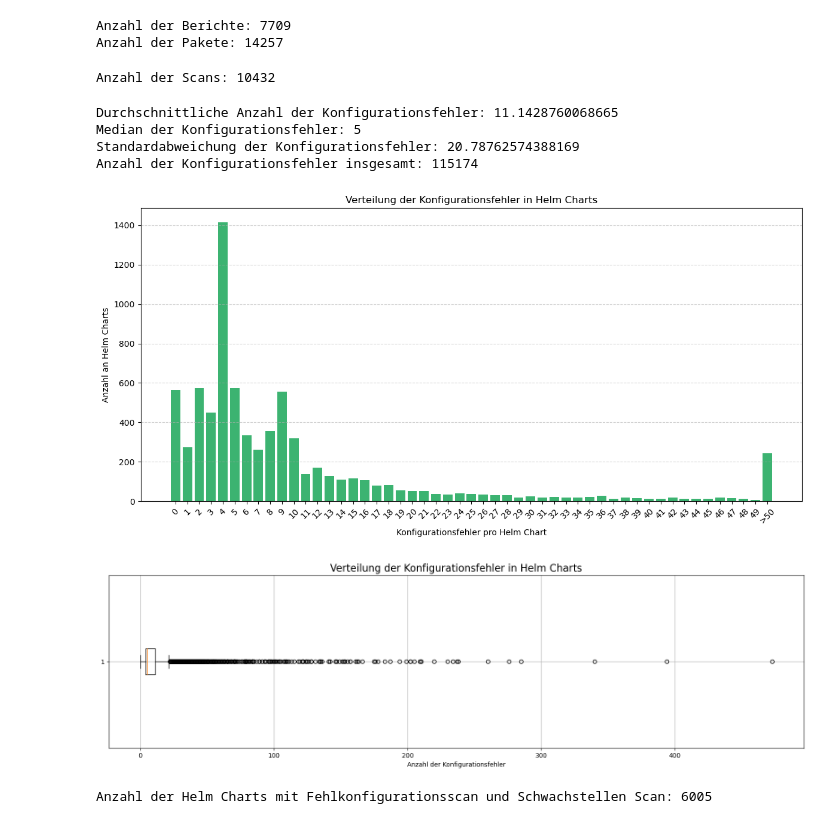
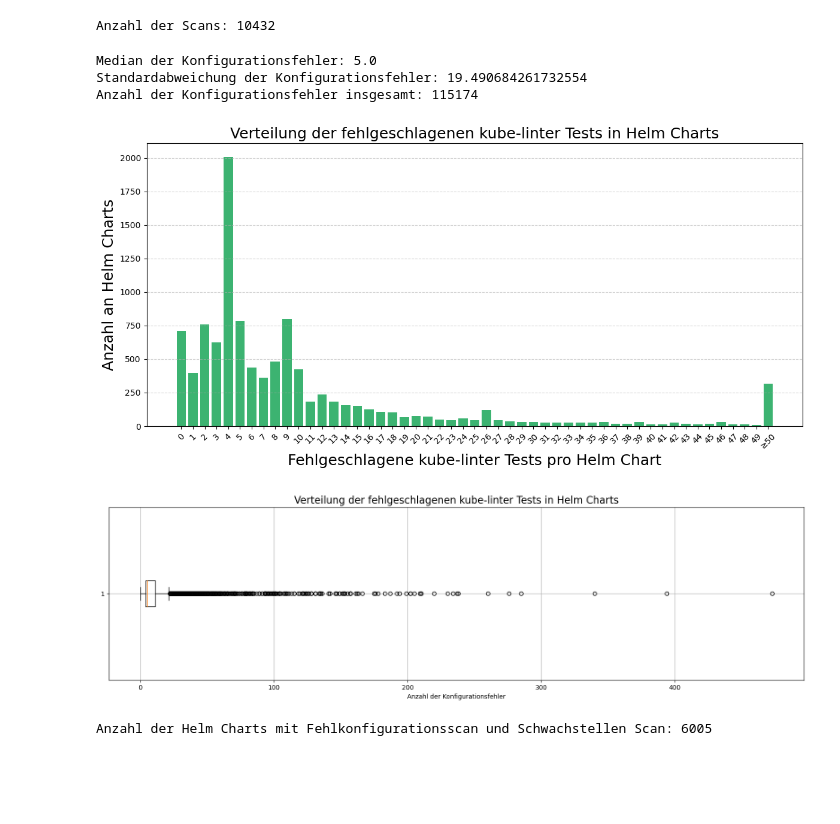
Before and after one commit to david-jnz/bachelor-security-helm-charts, a Jupyter notebook: data_analysis/03.ipynb, the cells around one changed output. Drawn from its saved outputs; the diff is of its cells as text; code cells hidden in the pictures; blank space fills up the shorter version.

```diff
--- a/data_analysis/03.ipynb
+++ b/data_analysis/03.ipynb
@@ -7,16 +7,6 @@ logging.basicConfig(filename='analysis_log.txt', level=logging.INFO, format='%(a
 
 client = MongoClient("mongodb://localhost:27017/")
 db = client.bachelor
-
-reports_count = db.reports.count_documents({})
-packages_count = db.packages.count_documents({})
-# Wie viele Berichte gibt es?
-print(f"Anzahl der Berichte: {reports_count}")
-# Wie viele Pakete gibt es?
-print(f"Anzahl der Pakete: {packages_count}")
-# %% [output]
-Anzahl der Berichte: 7709
-Anzahl der Pakete: 14257
 # %%
 # Wie viele Scans gibt es?
 
@@ -36,11 +26,14 @@ config_counter = 0
 for scan in db.configscan.find({}):
     reports = scan["linter_output"]["Reports"]
     name = scan["name"]
+    repo = scan["repository"]
+    version = scan["version"]
+    output = repo + "/" + name + "@" + version
     if reports is not None:
-        config_list[name] = len(reports)
+        config_list[output] = len(reports)
         config_counter += len(reports)
     else:
-        config_list[name] = 0
+        config_list[output] = 0
 
 config_values = list(config_list.values())
 
@@ -48,7 +41,6 @@ config_mean = mean(config_values)
 config_median = median(config_values)
 config_stdev = stdev(config_values)
 
-print(f"Durchschnittliche Anzahl der Konfigurationsfehler: {config_mean}")
 print(f"Median der Konfigurationsfehler: {config_median}")
 print(f"Standardabweichung der Konfigurationsfehler: {config_stdev}")
 print(f"Anzahl der Konfigurationsfehler insgesamt: {config_counter}")
@@ -61,47 +53,46 @@ groups = defaultdict(int)
 
 for chart, count in config_list.items():
     if count >= 50:
-        label = ">50"
+        label = "≥50"
     else:
         label = f"{count}"
     groups[label] += 1
 
 def sort_key(label):
-    if label == ">50":
+    if label == "≥50":
         return 10000
     return int(label.split("-")[0])
 
 labels = sorted(groups.keys(), key=sort_key)
 values = [groups[label] for label in labels]
 
 plt.figure(figsize=(12, 6))
 plt.bar(labels, values, color="mediumseagreen")
-plt.xlabel("Konfigurationsfehler pro Helm Chart")
-plt.ylabel("Anzahl an Helm Charts")
-plt.title("Verteilung der Konfigurationsfehler in Helm Charts")
+plt.xlabel("Fehlgeschlagene kube-linter Tests pro Helm Chart", fontsize=18)
+plt.ylabel("Anzahl an Helm Charts", fontsize=18)
+plt.title("Verteilung der fehlgeschlagenen kube-linter Tests in Helm Charts", fontsize=18)
 plt.grid(axis='y', linestyle='--', alpha=0.6)
 plt.xticks(rotation=45)
 plt.tight_layout()
 plt.show()
 
 
 plt.figure(figsize=(20, 5))
 
 # Boxplot
 plt.boxplot(config_values,
             vert=False,
             showfliers=True)
-plt.title("Verteilung der Konfigurationsfehler in Helm Charts", fontsize=16)
+plt.title("Verteilung der fehlgeschlagenen kube-linter Tests in Helm Charts", fontsize=16)
 plt.xlabel("Anzahl der Konfigurationsfehler")
 plt.grid(True)
 plt.show()
 # %% [output]
-Durchschnittliche Anzahl der Konfigurationsfehler: 11.1428760068665
-Median der Konfigurationsfehler: 5
-Standardabweichung der Konfigurationsfehler: 20.78762574388169
+Median der Konfigurationsfehler: 5.0
+Standardabweichung der Konfigurationsfehler: 19.490684261732554
 Anzahl der Konfigurationsfehler insgesamt: 115174
-[figure, old version]
+[figure, new version]
-[figure, old version]
+[figure, new version]
 # %%
 import matplotlib.pyplot as plt
 # Zusammenhang zwischen Anzahl der Schwachstellen pro Image und Anzahl der Konfigurationsfehler
```
Also changed, not shown: parts of 9 cells of this notebook, 3 other files.
